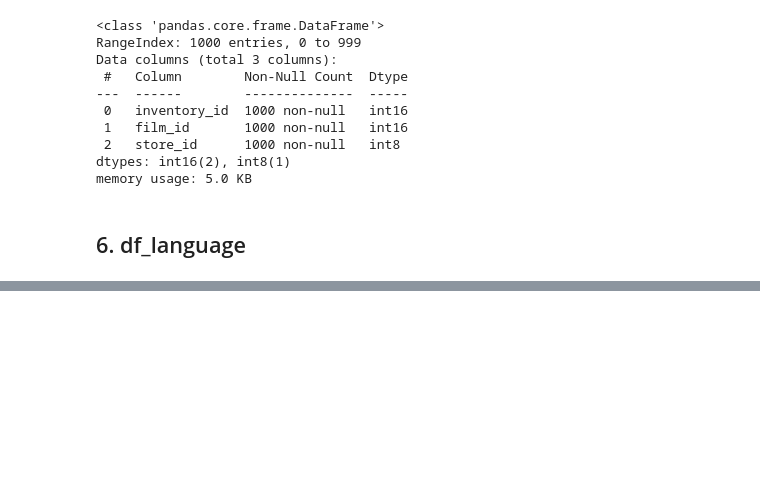
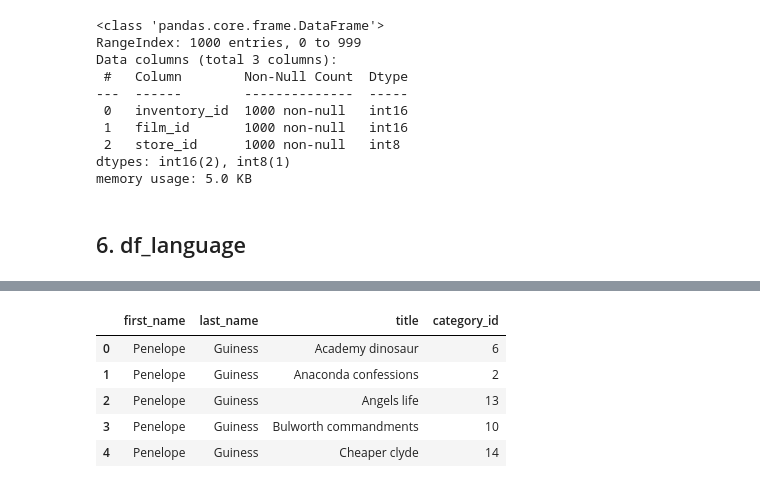
Before and after one commit to Baker-man/sql-data-base-building, a Jupyter notebook: src/Clean.ipynb, the cells around one changed output, grey strips where cells are left out. Saved outputs shown, nothing was run; the diff lists cells and outputs as text; code cells hidden in the pictures; blank space fills up the shorter version.

```diff
--- a/src/Clean.ipynb
+++ b/src/Clean.ipynb
@@ -487,0 +550,2 @@ df_language.head()
+# %%
+df_old_HDD.drop(['release_year'], axis=1, inplace=True) #borramos la columna last_update por tener un único valor único
@@ -487,0 +566,11 @@ df_language.head()
+# %%
+#Capitalizamos las columnas de nombre y apellidos y títulos
+df_old_HDD[['first_name', 'last_name', 'title']] = df_old_HDD[['first_name', 'last_name', 'title']].apply(lambda col: col.str.capitalize())
+df_old_HDD.head()
+# %% [output]
+|  | first_name | last_name | title | category_id |
+| 0 | Penelope | Guiness | Academy dinosaur | 6 |
+| 1 | Penelope | Guiness | Anaconda confessions | 2 |
+| 2 | Penelope | Guiness | Angels life | 13 |
+| 3 | Penelope | Guiness | Bulworth commandments | 10 |
+| 4 | Penelope | Guiness | Cheaper clyde | 14 |
```
Also changed, not shown: parts of 26 cells of this notebook, 7 other files.
